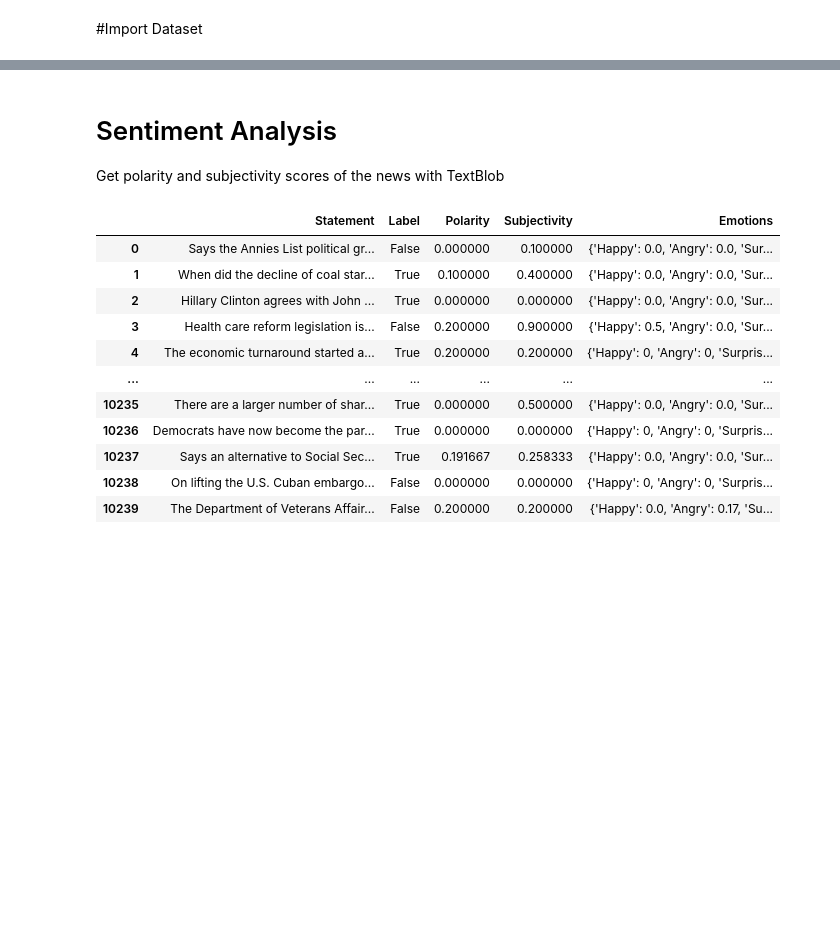
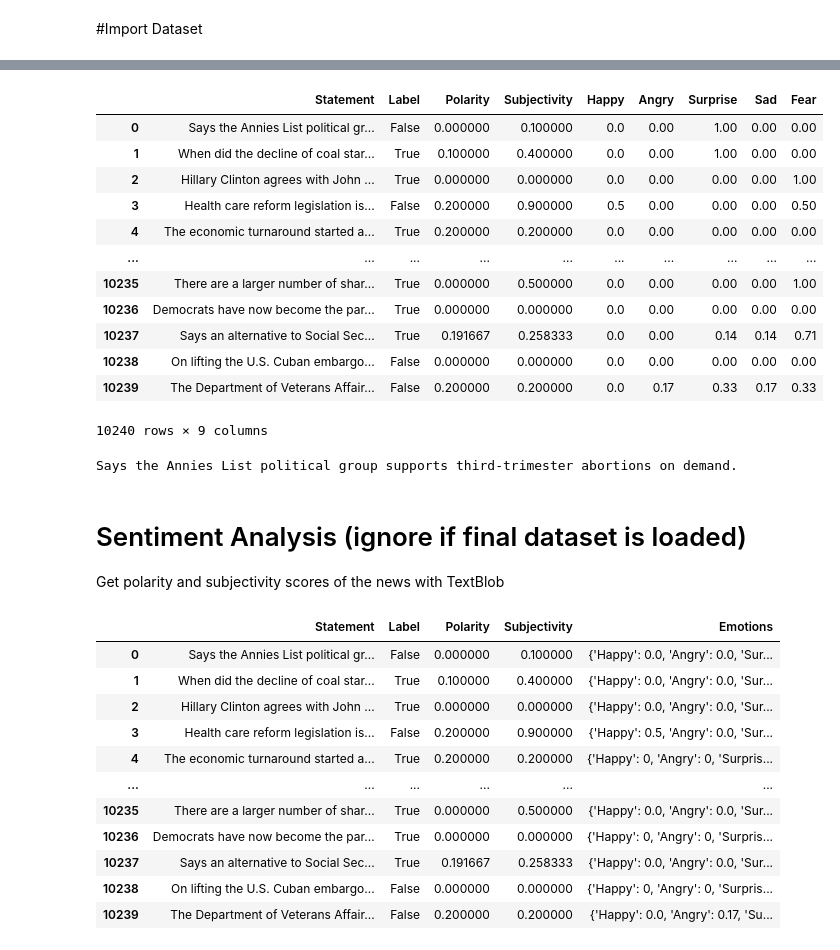
Before and after one commit to vasvarym/FakeNewsProject, a Jupyter notebook: liardatasetsentiment.ipynb, the cells around one changed output, grey strips where cells are left out. Drawn from its saved outputs; the diff is of its cells as text; code cells hidden in the pictures; blank space fills up the shorter version.

```diff
--- a/liardatasetsentiment.ipynb
+++ b/liardatasetsentiment.ipynb
@@ -108,5 +101,25 @@ Shape of VALID DATA:  (2571, 5)
+# %%
+train
+# %% [output]
+|  | Statement | Label | Polarity | Subjectivity | Happy | Angry | Surprise | Sad | Fear |
+| 0 | Says the Annies List political gr... | False | 0.000000 | 0.100000 | 0.0 | 0.00 | 1.00 | 0.00 | 0.00 |
+| 1 | When did the decline of coal star... | True | 0.100000 | 0.400000 | 0.0 | 0.00 | 1.00 | 0.00 | 0.00 |
+| 2 | Hillary Clinton agrees with John ... | True | 0.000000 | 0.000000 | 0.0 | 0.00 | 0.00 | 0.00 | 1.00 |
+| 3 | Health care reform legislation is... | False | 0.200000 | 0.900000 | 0.5 | 0.00 | 0.00 | 0.00 | 0.50 |
+| 4 | The economic turnaround started a... | True | 0.200000 | 0.200000 | 0.0 | 0.00 | 0.00 | 0.00 | 0.00 |
+| ... | ... | ... | ... | ... | ... | ... | ... | ... | ... |
+| 10235 | There are a larger number of shar... | True | 0.000000 | 0.500000 | 0.0 | 0.00 | 0.00 | 0.00 | 1.00 |
+| 10236 | Democrats have now become the par... | True | 0.000000 | 0.000000 | 0.0 | 0.00 | 0.00 | 0.00 | 0.00 |
+| 10237 | Says an alternative to Social Sec... | True | 0.191667 | 0.258333 | 0.0 | 0.00 | 0.14 | 0.14 | 0.71 |
+| 10238 | On lifting the U.S. Cuban embargo... | False | 0.000000 | 0.000000 | 0.0 | 0.00 | 0.00 | 0.00 | 0.00 |
+| 10239 | The Department of Veterans Affair... | False | 0.200000 | 0.200000 | 0.0 | 0.17 | 0.33 | 0.17 | 0.33 |
+10240 rows × 9 columns
+# %%
+print (train.loc[0,'Statement'])
+# %% [output]
+Says the Annies List political group supports third-trimester abortions on demand.
 # %% [markdown]
-# Sentiment Analysis
+# Sentiment Analysis (ignore if final dataset is loaded)
 
 Get polarity and subjectivity scores of the news with TextBlob
 # %%
```
Also changed, not shown: parts of 74 cells of this notebook.
